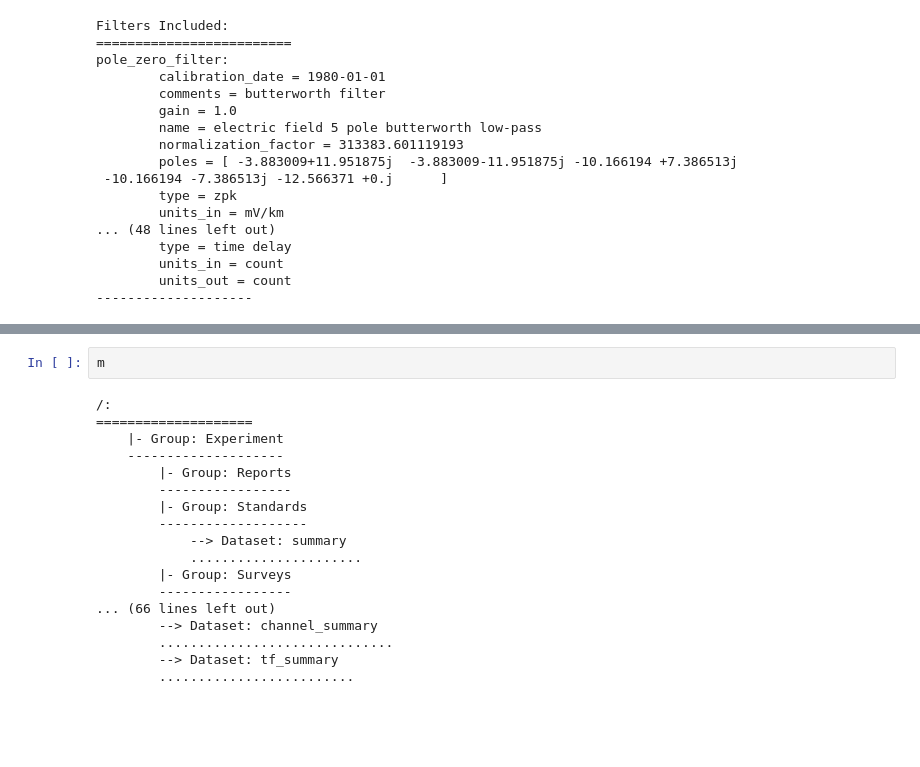
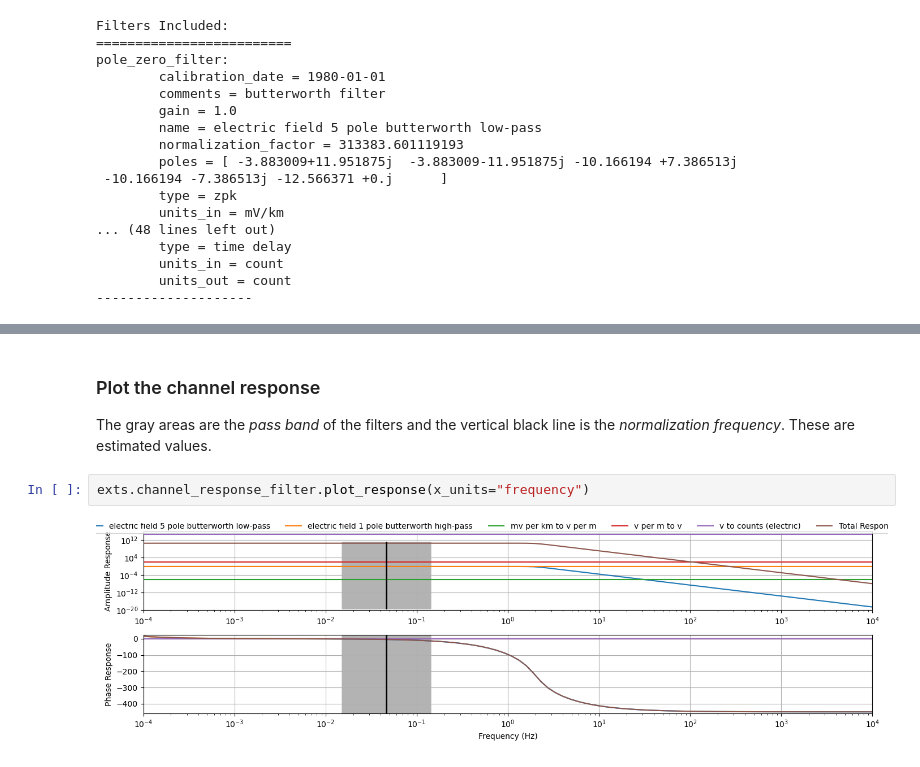
Before and after one commit to kujaku11/mth5, a Jupyter notebook: docs/examples/notebooks/remove_instrument_response_example.ipynb, the cells around one changed output, grey strips where cells are left out. Drawn from its saved outputs; the diff is of its cells as text; blank space fills up the shorter version.

Commit message:
updated remove_response example

```diff
--- a/docs/examples/notebooks/remove_instrument_response_example.ipynb
+++ b/docs/examples/notebooks/remove_instrument_response_example.ipynb
@@ -91,20 +80,8 @@ pole_zero_filter:
-# %%
-m
-# %% [output]
-/:
-====================
-    |- Group: Experiment
-    --------------------
-        |- Group: Reports
-        -----------------
-        |- Group: Standards
-        -------------------
-            --> Dataset: summary
-            ......................
-        |- Group: Surveys
-        -----------------
-... (66 lines left out)
-        --> Dataset: channel_summary
-        ..............................
-        --> Dataset: tf_summary
-        .........................
+# %% [markdown]
+### Plot the channel response
+
+The gray areas are the *pass band* of the filters and the vertical black line is the *normalization frequency*.  These are estimated values.
+# %%
+exts.channel_response_filter.plot_response(x_units="frequency")
+# %% [output]
+[figure, added]
```
Also changed, not shown: parts of 17 cells of this notebook.
